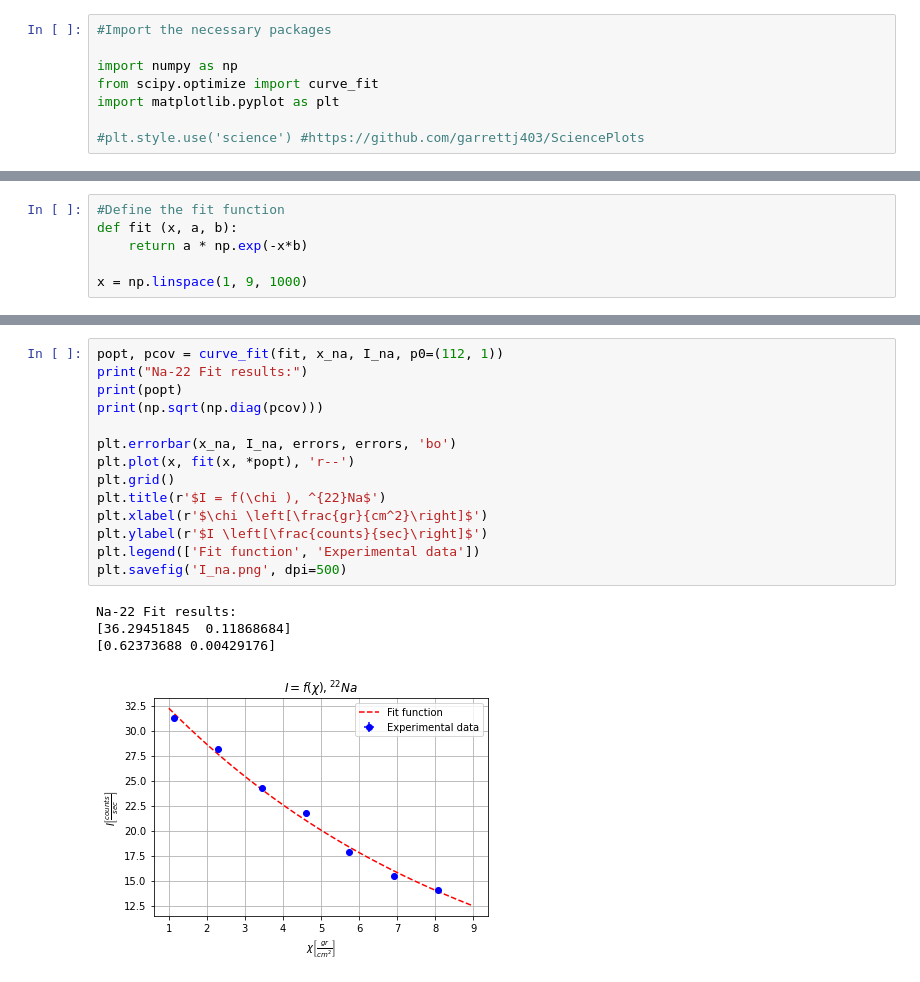
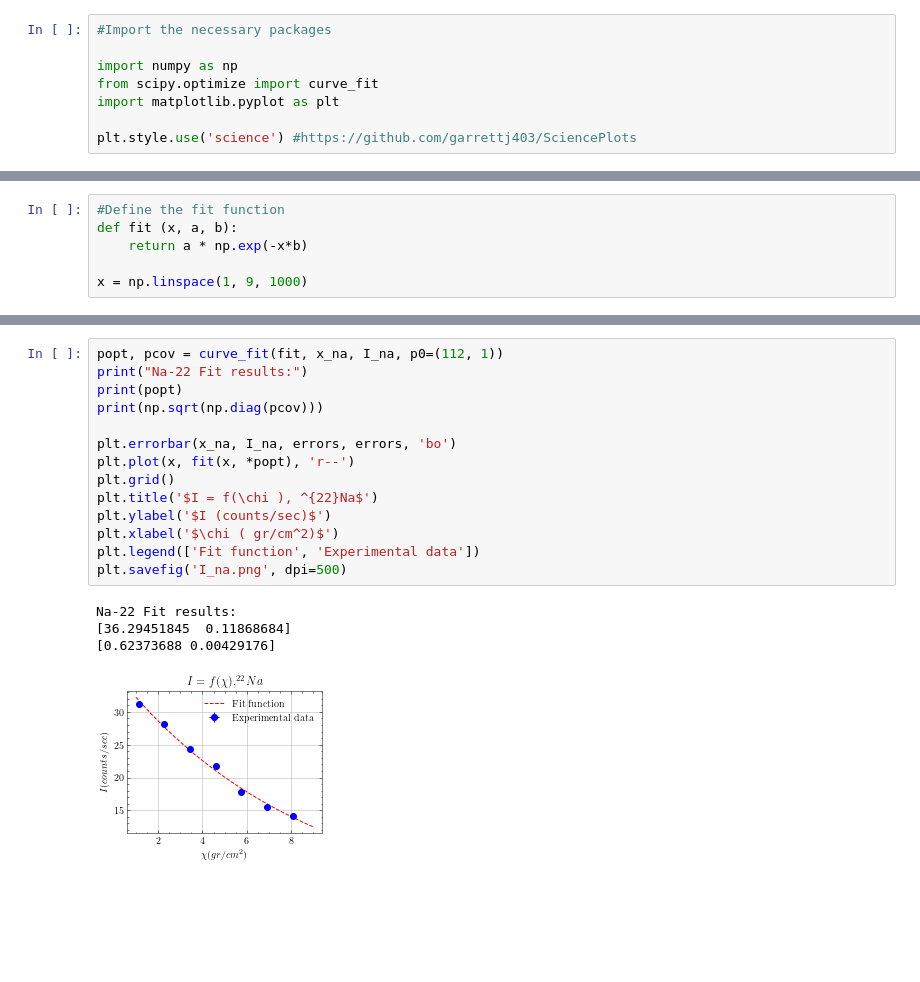
Before and after one commit to GiorgosChr/PHY-322-Analysis, a Jupyter notebook: Exp9/Analysis.ipynb, the cells around one changed output, grey strips where cells are left out. Saved outputs shown, nothing was run; the diff lists cells and outputs as text; blank space fills up the shorter version.

```diff
--- a/Exp9/Analysis.ipynb
+++ b/Exp9/Analysis.ipynb
@@ -5,7 +5,7 @@ import numpy as np
 from scipy.optimize import curve_fit
 import matplotlib.pyplot as plt
 
-#plt.style.use('science') #https://github.com/garrettj403/SciencePlots
+plt.style.use('science') #https://github.com/garrettj403/SciencePlots
 # %%
 #Read the data from the .txt file as a 2d array
 
@@ -90,19 +90,19 @@ Co-60 - 2 Fit results:
 # %%
 popt, pcov = curve_fit(fit, x_na, I_na, p0=(112, 1))
 print("Na-22 Fit results:")
 print(popt)
 print(np.sqrt(np.diag(pcov)))
 
 plt.errorbar(x_na, I_na, errors, errors, 'bo')
 plt.plot(x, fit(x, *popt), 'r--')
 plt.grid()
-plt.title(r'$I = f(\chi ), ^{22}Na$')
-plt.xlabel(r'$\chi \left[\frac{gr}{cm^2}\right]$')
-plt.ylabel(r'$I \left[\frac{counts}{sec}\right]$')
+plt.title('$I = f(\chi ), ^{22}Na$')
+plt.ylabel('$I (counts/sec)$')
+plt.xlabel('$\chi ( gr/cm^2)$')
 plt.legend(['Fit function', 'Experimental data'])
 plt.savefig('I_na.png', dpi=500)
 # %% [output]
 Na-22 Fit results:
 [36.29451845  0.11868684]
 [0.62373688 0.00429176]
-[figure, old version]
+[figure, new version]
```
Also changed, not shown: parts of 3 cells of this notebook, 4 other files.
